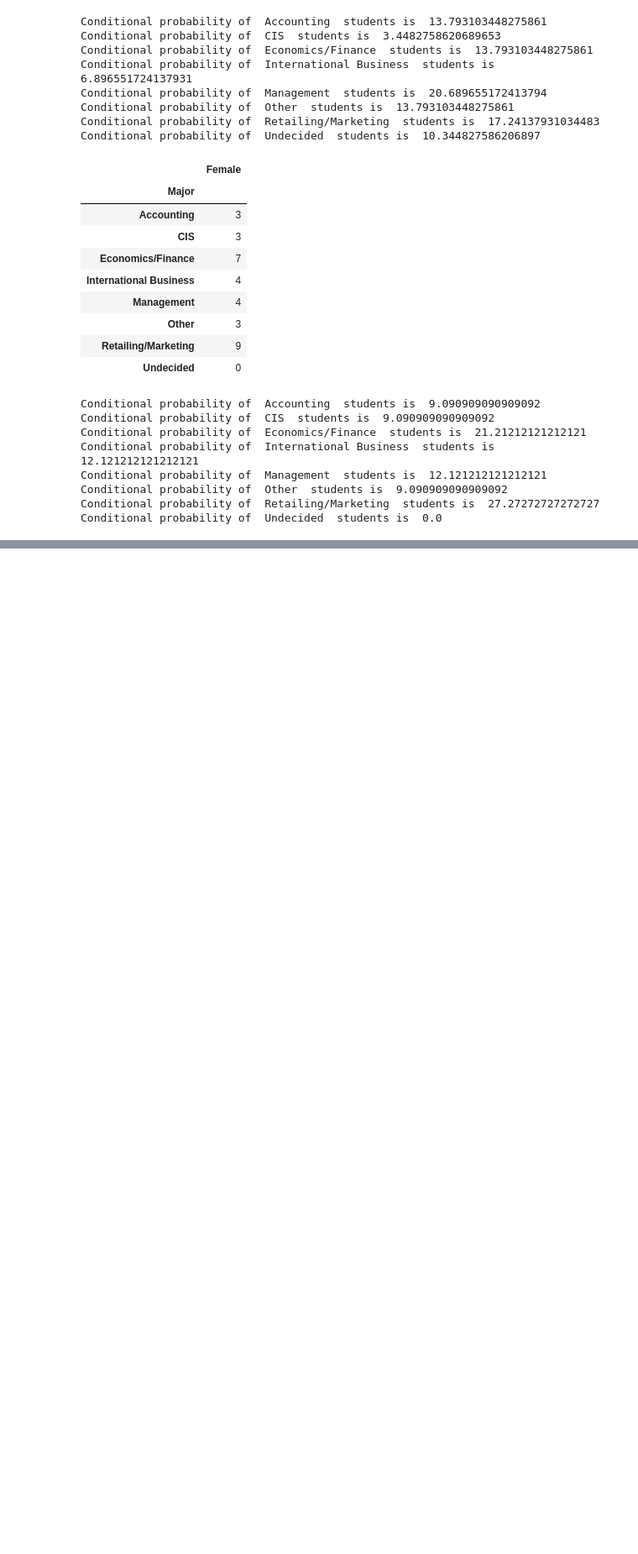
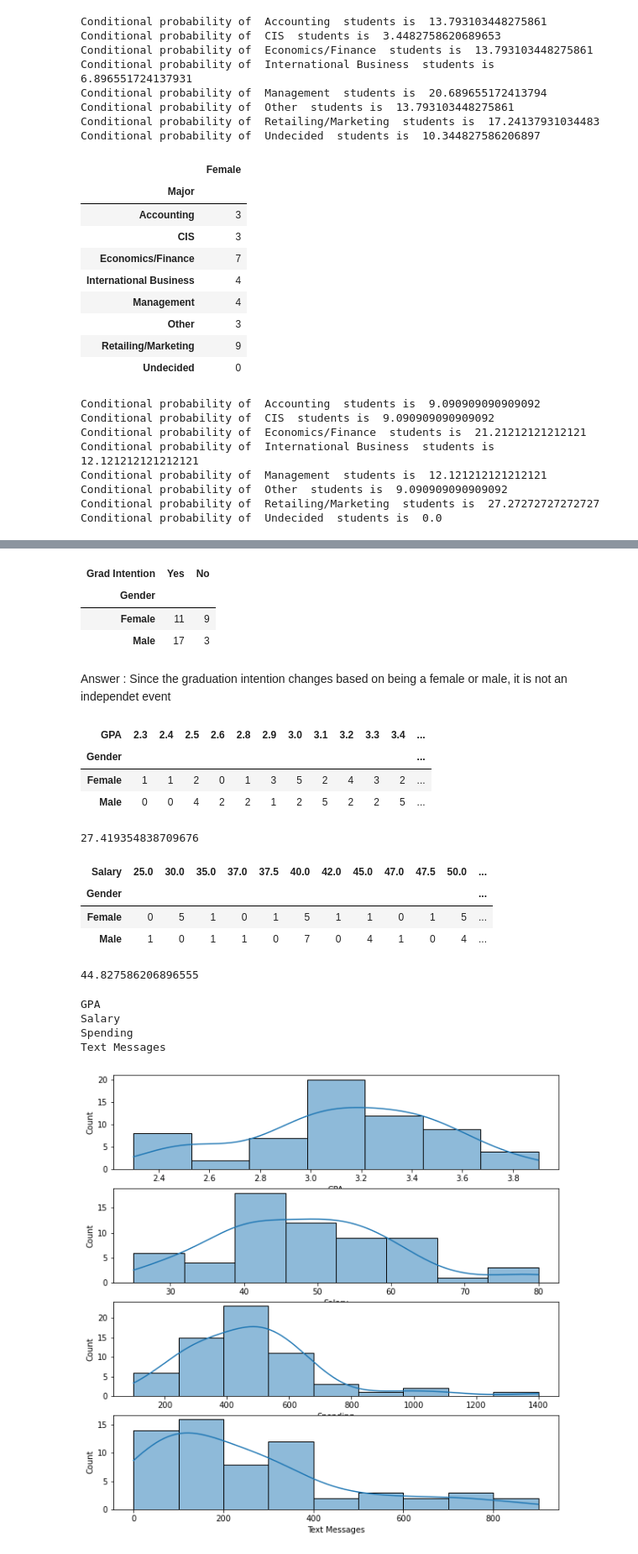
Before and after one commit to sandheepgopinath/Code-Repository, a Jupyter notebook: Basics/Survey/survey.ipynb, the cells around one changed output, grey strips where cells are left out. Shown: that part at 84% size. Drawn from its saved outputs; the diff is of its cells as text; code cells hidden in the pictures; blank space fills up the shorter version.

```diff
--- a/Basics/Survey/survey.ipynb
+++ b/Basics/Survey/survey.ipynb
@@ -143,0 +237,50 @@ Conditional probability of  Undecided  students is  0.0
+# %%
+pd.crosstab(df['Gender'],df['Grad Intention'])[['Yes','No']]
+# %% [output]
+| Grad Intention | Yes | No |
+| Gender |  |  |
+| Female | 11 | 9 |
+| Male | 17 | 3 |
+# %% [markdown]
+ Answer : Since the graduation intention changes based on being a female or male, it is not an independet event
+# %%
+pd.crosstab(df['Gender'],df['GPA'])
+# %% [output]
+| GPA | 2.3 | 2.4 | 2.5 | 2.6 | 2.8 | 2.9 | 3.0 | 3.1 | 3.2 | 3.3 | 3.4 | ... |
+| Gender |  |  |  |  |  |  |  |  |  |  |  | ... |
+| Female | 1 | 1 | 2 | 0 | 1 | 3 | 5 | 2 | 4 | 3 | 2 | ... |
+| Male | 0 | 0 | 4 | 2 | 2 | 1 | 2 | 5 | 2 | 2 | 5 | ... |
+# %%
+#Probability = Total number of students with GPA less than 3 / Total number of students
+17/62*100
+# %% [output]
+27.419354838709676
+# %%
+pd.crosstab(df['Gender'],df['Salary'])
+# %% [output]
+| Salary | 25.0 | 30.0 | 35.0 | 37.0 | 37.5 | 40.0 | 42.0 | 45.0 | 47.0 | 47.5 | 50.0 | ... |
+| Gender |  |  |  |  |  |  |  |  |  |  |  | ... |
+| Female | 0 | 5 | 1 | 0 | 1 | 5 | 1 | 1 | 0 | 1 | 5 | ... |
+| Male | 1 | 0 | 1 | 1 | 0 | 7 | 0 | 4 | 1 | 0 | 4 | ... |
+# %%
+#Probability = Number of males with salary more than 50/ total number of males
+13/29*100
+# %% [output]
+44.827586206896555
+# %%
+import matplotlib.pyplot as plt
+import seaborn as sns
+column=['GPA','Salary','Spending','Text Messages']
+i=1
+plt.figure(figsize=(10,10))
+for col in column:
+    print(col)
+    plt.subplot(4,1,i)
+    sns.histplot(df[col],kde=True)
+    i+=1
+# %% [output]
+GPA
+Salary
+Spending
+Text Messages
+[figure, added]
```
Also changed, not shown: parts of 17 cells of this notebook.
